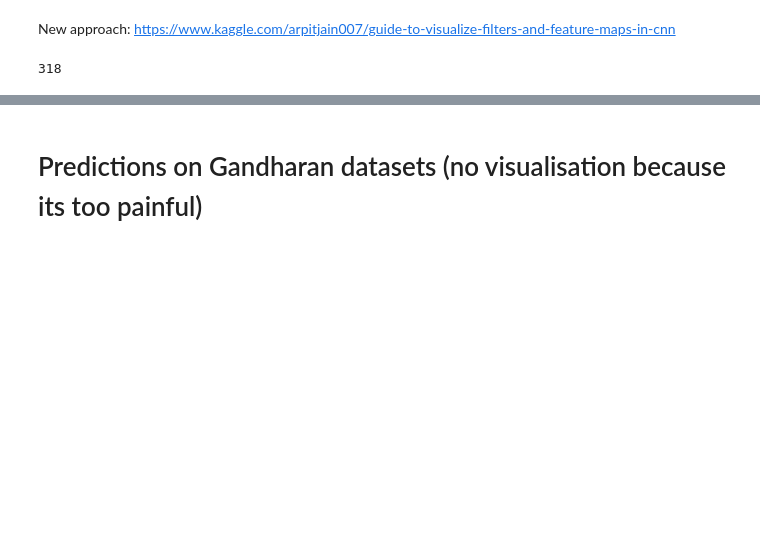
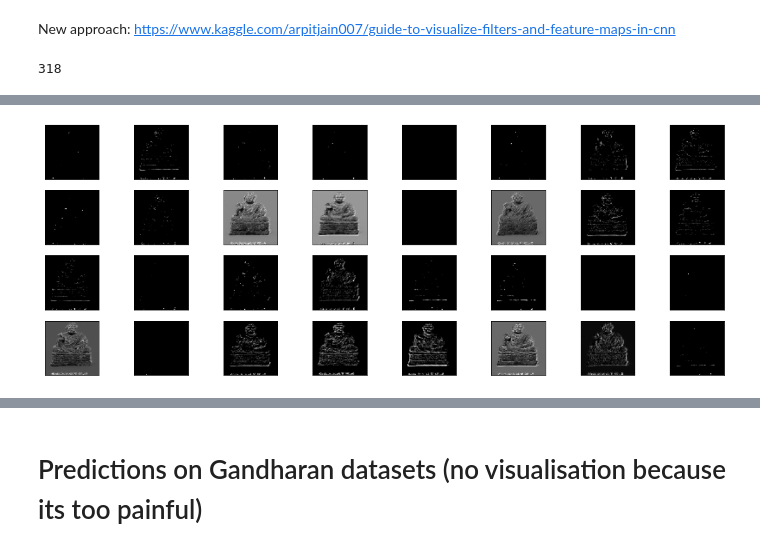
Before and after one commit to kraftedcheese/gandhara-ish, a Jupyter notebook: CNN_experiments.ipynb, the cells around one changed output, grey strips where cells are left out. Saved outputs shown, nothing was run; the diff lists cells and outputs as text; code cells hidden in the pictures; blank space fills up the shorter version.

Commit message:
Train a simpler CNN for visualisation

```diff
--- a/CNN_experiments.ipynb
+++ b/CNN_experiments.ipynb
@@ -659,0 +749,2 @@ len(resnet_weights)
+# %%
+buddhist_activations = activation_model.predict(image_loader(buddhist_path))
@@ -659,0 +753,39 @@ len(resnet_weights)
+# %%
+square=5
+
+for name, fmap in zip(layer_names, activations):
+  plt.figure(figsize=(20,20))
+  ix = 1
+  for _ in range(square):
+    for _ in range(square):
+      # specify subplot and turn of axis
+      ax = plt.subplot(square, square, ix)
+      ax.set_xticks([])
+      ax.set_yticks([])
+      # ax.set_title(name)
+      # plot filter channel in grayscale
+      plt.imshow(fmap[0, :, :, ix-1], cmap="viridis")
+    ix += 1
+  # show the figure
+  plt.show()
+# %%
+plt.figure(figsize=(20,20))
+for name, fmap in zip(layer_names, activations):
+  for i in range(16):
+      plt.subplot(4,4,i+1)
+      plt.imshow(fmap[0,:,:,i])
+  plt.show()
+# %%
+def plot_layer(layer, activations):
+  fig = plt.figure(figsize=(20,15))
+  for i in range(1,activations[layer].shape[3]+1):
+      ax = plt.subplot(8,8,i)
+      ax.set_xticks([])
+      ax.set_yticks([])
+      plt.imshow(activations[layer][0,:,:,i-1] , cmap='gray')
+
+  plt.show()
+# %%
+plot_layer(1, buddhist_activations)
+# %% [output]
+[figure, added]
```
Also changed, not shown: parts of 24 cells of this notebook.
